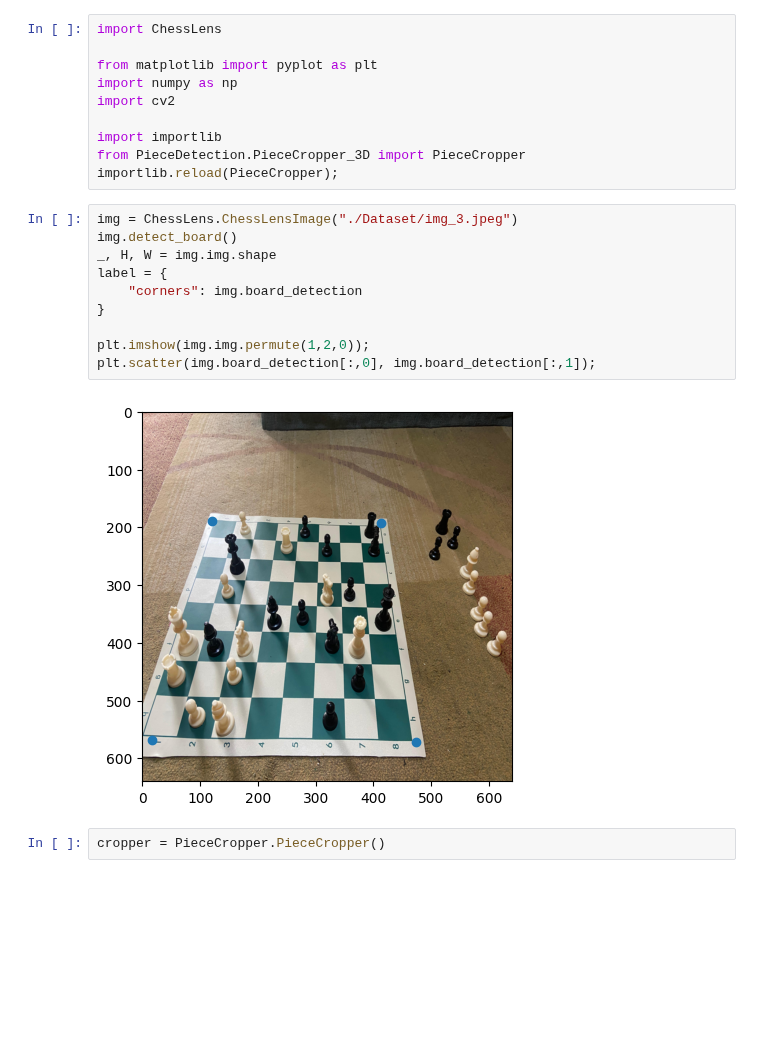
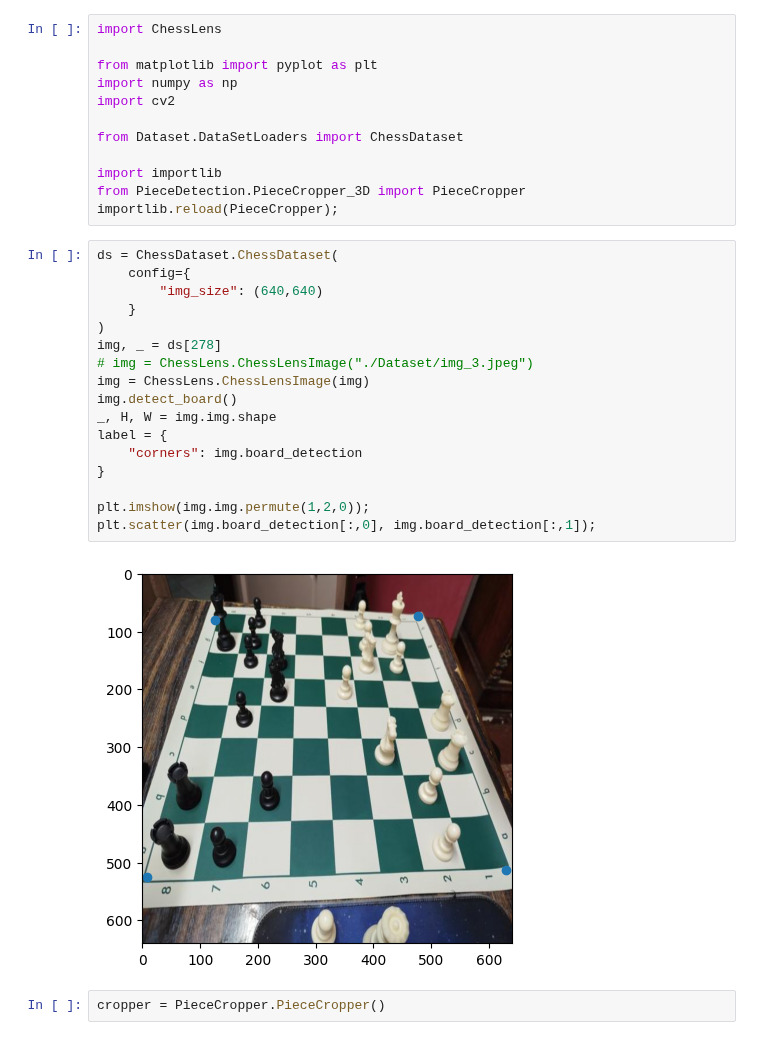
Before and after one commit to MostafaBelo/thesis_chess_lens, a Jupyter notebook: src/PieceDetection/PieceCropper_3D/tmp.ipynb, the cells around one changed output. Saved outputs shown, nothing was run; the diff lists cells and outputs as text; blank space fills up the shorter version.

```diff
--- a/src/PieceDetection/PieceCropper_3D/tmp.ipynb
+++ b/src/PieceDetection/PieceCropper_3D/tmp.ipynb
@@ -5,21 +5,30 @@ from matplotlib import pyplot as plt
 import numpy as np
 import cv2
 
+from Dataset.DataSetLoaders import ChessDataset
+
 import importlib
 from PieceDetection.PieceCropper_3D import PieceCropper
 importlib.reload(PieceCropper);
 # %%
-img = ChessLens.ChessLensImage("./Dataset/img_3.jpeg")
+ds = ChessDataset.ChessDataset(
+    config={
+        "img_size": (640,640)
+    }
+)
+img, _ = ds[278]
+# img = ChessLens.ChessLensImage("./Dataset/img_3.jpeg")
+img = ChessLens.ChessLensImage(img)
 img.detect_board()
 _, H, W = img.img.shape
 label = {
     "corners": img.board_detection
 }
 
 plt.imshow(img.img.permute(1,2,0));
 plt.scatter(img.board_detection[:,0], img.board_detection[:,1]);
 # %% [output]
-[figure, old version]
+[figure, new version]
 # %%
 cropper = PieceCropper.PieceCropper()
 # %%
```
Also changed, not shown: parts of 2 cells of this notebook, 7 other files.
